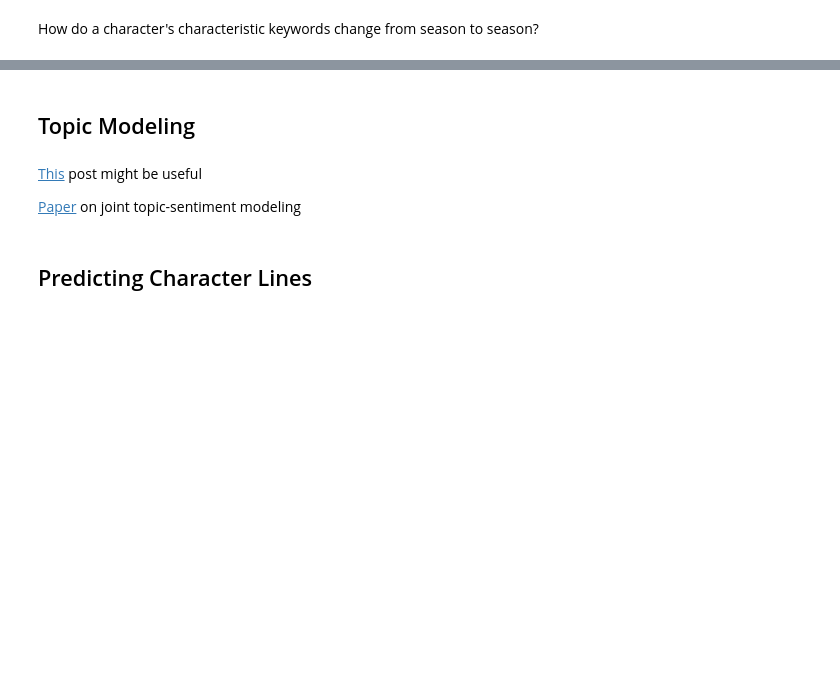
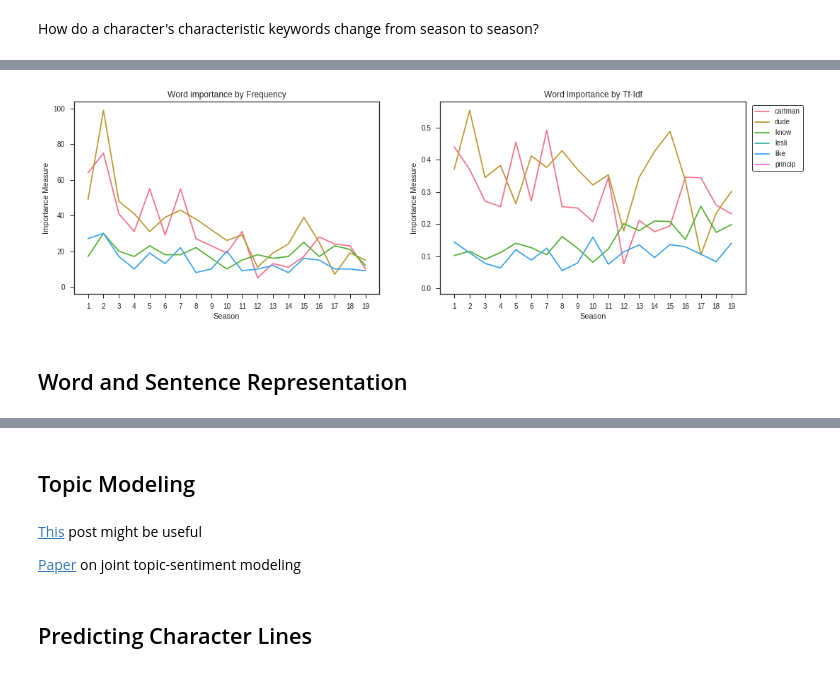
Before and after one commit to john-fee/Opinion-Mining-with-Southpark, a Jupyter notebook: Opinion_Mining.ipynb, the cells around one changed output, grey strips where cells are left out. Saved outputs shown, nothing was run; the diff lists cells and outputs as text; code cells hidden in the pictures; blank space fills up the shorter version.

```diff
--- a/Opinion_Mining.ipynb
+++ b/Opinion_Mining.ipynb
@@ -304,0 +440,6 @@ make_word_importance_graphs("Character_Cartman",southpark_data_all)
+# %%
+make_word_importance_graphs("Character_Kyle",southpark_data_all)
+# %% [output]
+[figure, added]
+# %% [markdown]
+## Word and Sentence Representation
```
Also changed, not shown: parts of 60 cells of this notebook.
